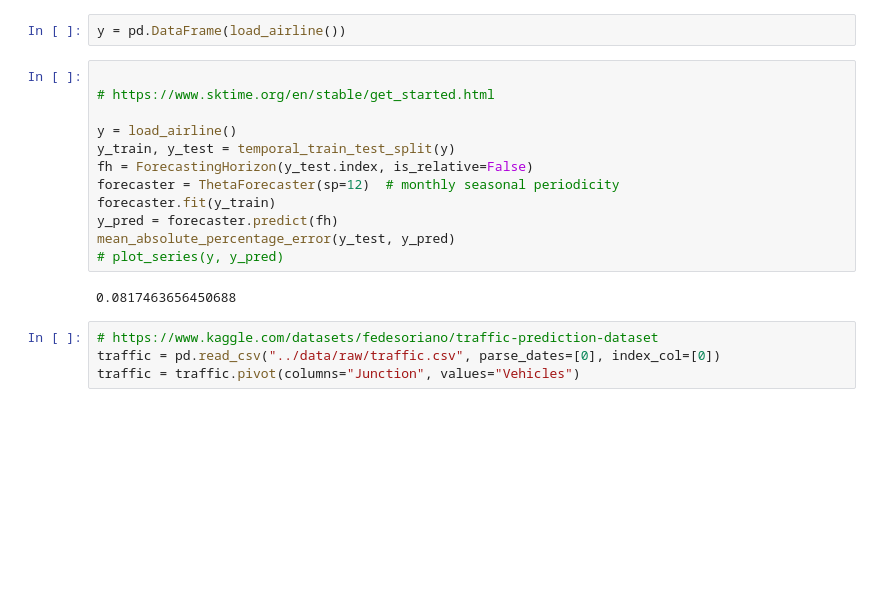
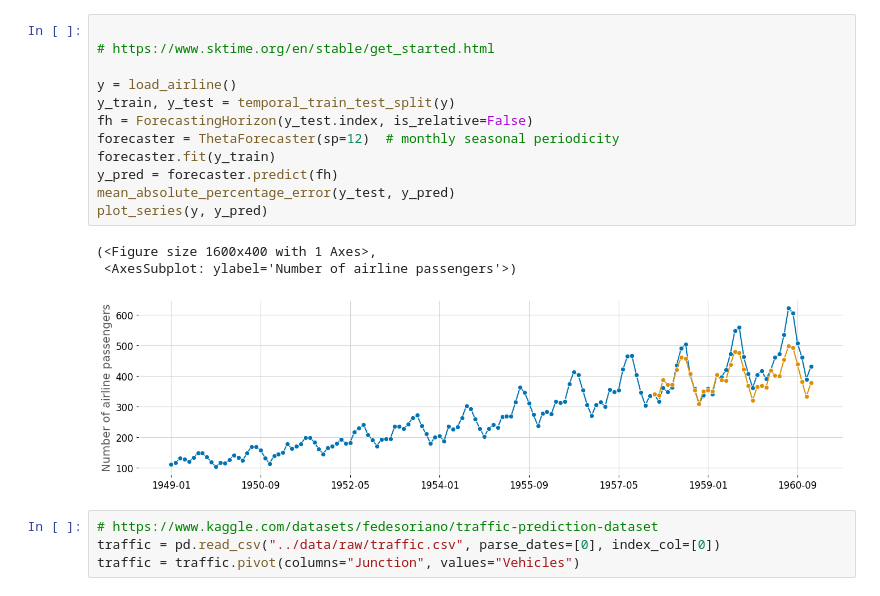
Before and after one commit to daveebbelaar/data-science-tutorials, a Jupyter notebook: notebooks/Predicting the Future with Sktime.ipynb, the cells around one changed output. Cells and saved outputs as stored; diff of their text form; blank space fills up the shorter version.

```diff
--- a/notebooks/Predicting the Future with Sktime.ipynb
+++ b/notebooks/Predicting the Future with Sktime.ipynb
@@ -20,19 +18,19 @@ Importing plotly failed. Interactive plots will not work.
-# %%
-y = pd.DataFrame(load_airline())
 # %%
 
 # https://www.sktime.org/en/stable/get_started.html
 
 y = load_airline()
 y_train, y_test = temporal_train_test_split(y)
 fh = ForecastingHorizon(y_test.index, is_relative=False)
 forecaster = ThetaForecaster(sp=12)  # monthly seasonal periodicity
 forecaster.fit(y_train)
 y_pred = forecaster.predict(fh)
 mean_absolute_percentage_error(y_test, y_pred)
-# plot_series(y, y_pred)
+plot_series(y, y_pred)
 # %% [output]
-0.0817463656450688
+(<Figure size 1600x400 with 1 Axes>,
+ <AxesSubplot: ylabel='Number of airline passengers'>)
+[figure, added]
 # %%
 # https://www.kaggle.com/datasets/fedesoriano/traffic-prediction-dataset
 traffic = pd.read_csv("../data/raw/traffic.csv", parse_dates=[0], index_col=[0])
```
Also changed, not shown: parts of 4 cells of this notebook, 1 other file.
